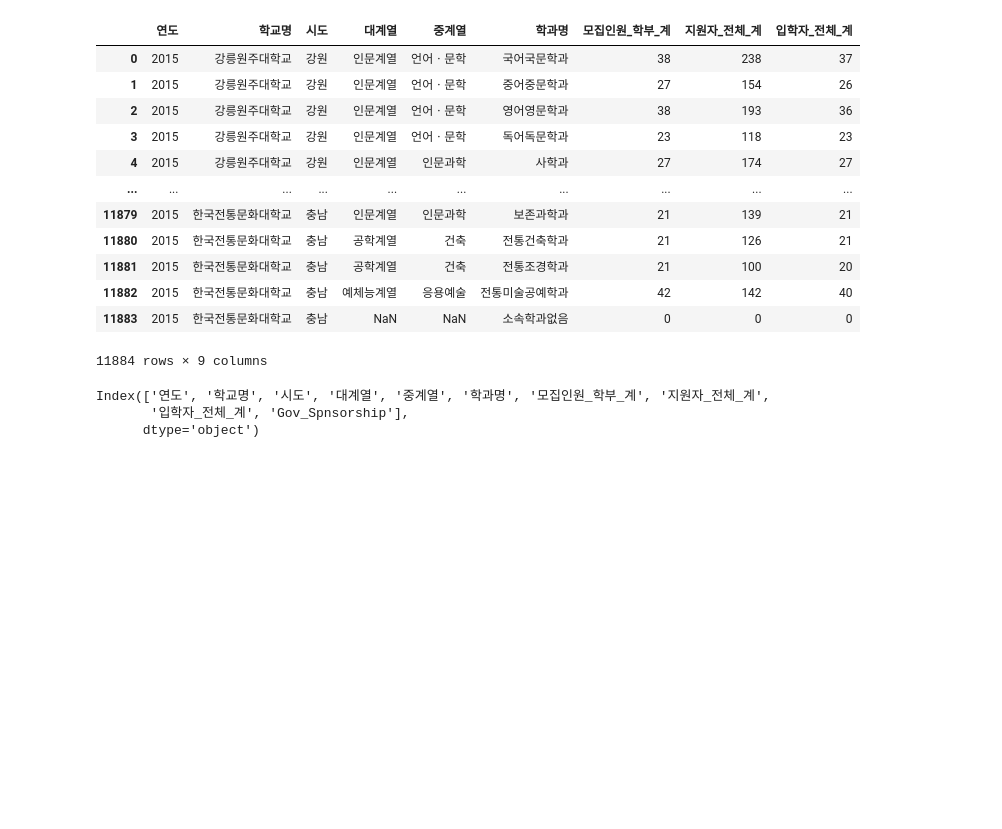
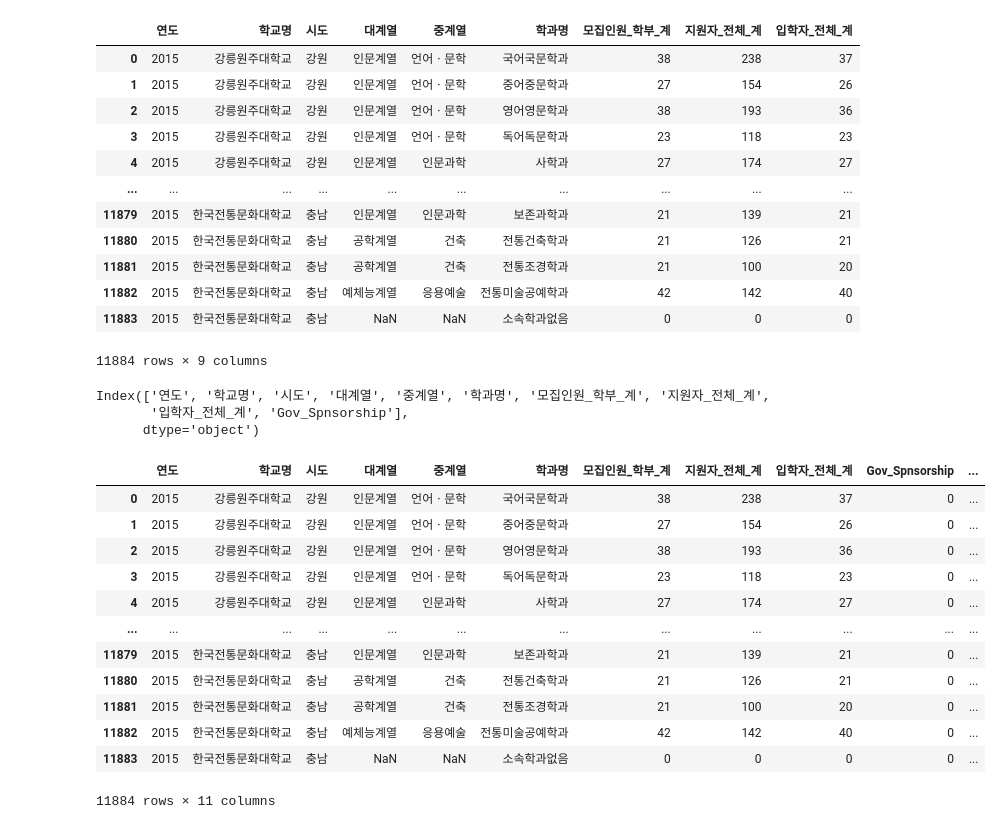
Before and after one commit to PIYUJIN/Business-Analytics_term-project, a Jupyter notebook: final_merge_data.ipynb, the cells around one changed output. Saved outputs shown, nothing was run; the diff lists cells and outputs as text; code cells hidden in the pictures; blank space fills up the shorter version.

```diff
--- a/final_merge_data.ipynb
+++ b/final_merge_data.ipynb
@@ -48,0 +86,16 @@ Index(['연도', '학교명', '시도', '대계열', '중계열', '학과명', '
+# %%
+main_2015
+# %% [output]
+|  | 연도 | 학교명 | 시도 | 대계열 | 중계열 | 학과명 | 모집인원_학부_계 | 지원자_전체_계 | 입학자_전체_계 | Gov_Spnsorship | ... |
+| 0 | 2015 | 강릉원주대학교 | 강원 | 인문계열 | 언어ㆍ문학 | 국어국문학과 | 38 | 238 | 37 | 0 | ... |
+| 1 | 2015 | 강릉원주대학교 | 강원 | 인문계열 | 언어ㆍ문학 | 중어중문학과 | 27 | 154 | 26 | 0 | ... |
+| 2 | 2015 | 강릉원주대학교 | 강원 | 인문계열 | 언어ㆍ문학 | 영어영문학과 | 38 | 193 | 36 | 0 | ... |
+| 3 | 2015 | 강릉원주대학교 | 강원 | 인문계열 | 언어ㆍ문학 | 독어독문학과 | 23 | 118 | 23 | 0 | ... |
+| 4 | 2015 | 강릉원주대학교 | 강원 | 인문계열 | 인문과학 | 사학과 | 27 | 174 | 27 | 0 | ... |
+| ... | ... | ... | ... | ... | ... | ... | ... | ... | ... | ... | ... |
+| 11879 | 2015 | 한국전통문화대학교 | 충남 | 인문계열 | 인문과학 | 보존과학과 | 21 | 139 | 21 | 0 | ... |
+| 11880 | 2015 | 한국전통문화대학교 | 충남 | 공학계열 | 건축 | 전통건축학과 | 21 | 126 | 21 | 0 | ... |
+| 11881 | 2015 | 한국전통문화대학교 | 충남 | 공학계열 | 건축 | 전통조경학과 | 21 | 100 | 20 | 0 | ... |
+| 11882 | 2015 | 한국전통문화대학교 | 충남 | 예체능계열 | 응용예술 | 전통미술공예학과 | 42 | 142 | 40 | 0 | ... |
+| 11883 | 2015 | 한국전통문화대학교 | 충남 | NaN | NaN | 소속학과없음 | 0 | 0 | 0 | 0 | ... |
+11884 rows × 11 columns
```
Also changed, not shown: parts of 12 cells of this notebook.
